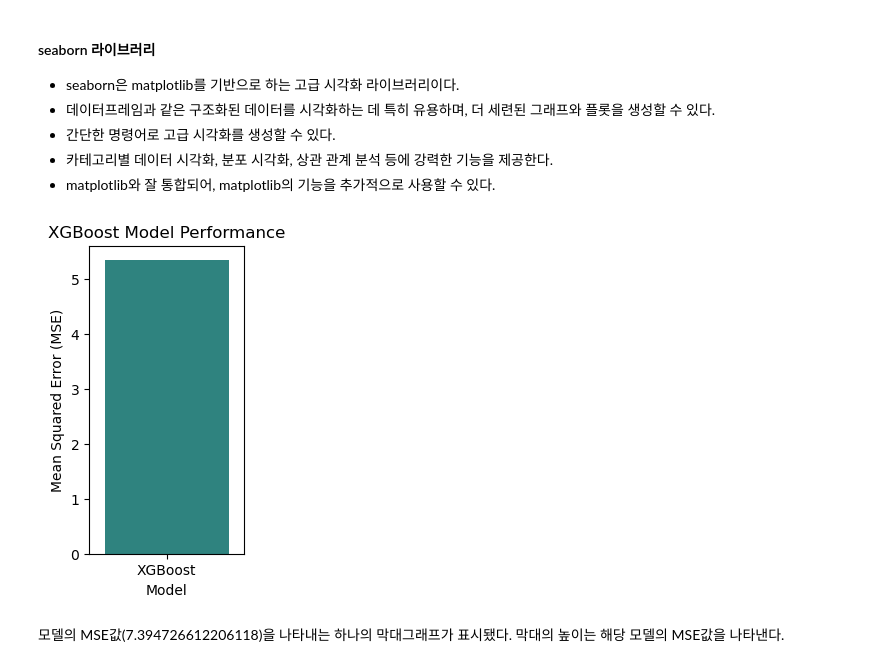
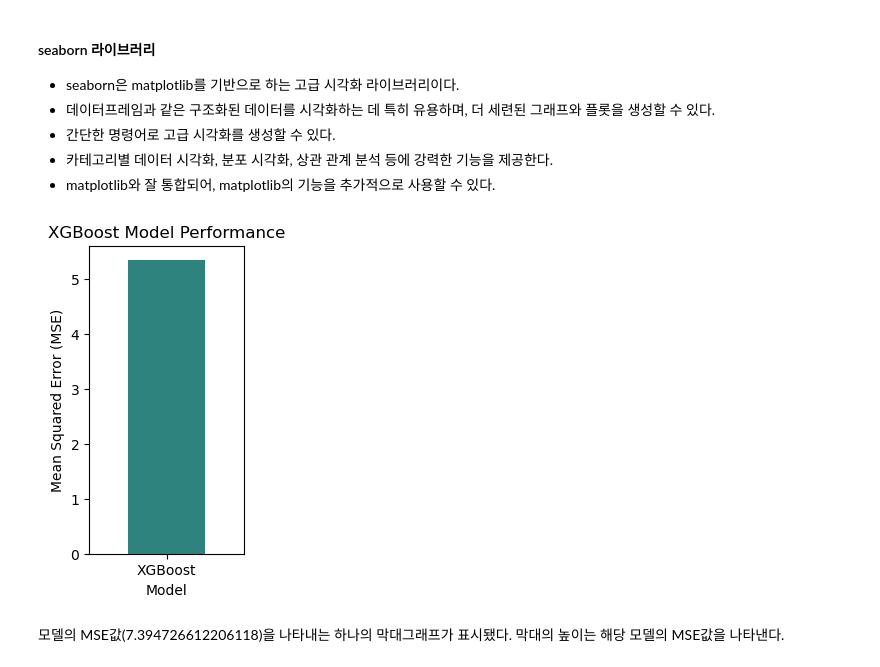
Before and after one commit to ohsen12/Assignment, a Jupyter notebook: Sparta_Assignment/CH2-1_Assignment/1. Supervised Learning /supervised_learning.ipynb, the cells around one changed output. Saved outputs shown, nothing was run; the diff lists cells and outputs as text; code cells hidden in the pictures.

```diff
--- a/Sparta_Assignment/CH2-1_Assignment/1. Supervised Learning /supervised_learning.ipynb
+++ b/Sparta_Assignment/CH2-1_Assignment/1. Supervised Learning /supervised_learning.ipynb
@@ -717,25 +717,25 @@ XGBoost 모델의 R^2 Score: 0.8603202140947834
 # %%
 # XGBoost 모델의 MSE 값을 막대 그래프로 시각화
 
 import seaborn as sns
 import matplotlib.pyplot as plt
 
 # 데이터프레임 생성
 import pandas as pd
 df = pd.DataFrame({
     'Model': ['XGBoost'],
     'MSE': [mse_xgb]
 })
 
 # 막대 그래프 생성
 plt.figure(figsize=(2, 4))
-sns.barplot(x='Model', y='MSE', data=df, hue='Model', palette='viridis', dodge=False, legend=False)
+sns.barplot(x='Model', y='MSE', data=df, hue='Model', palette='viridis', dodge=False, width=0.5)
 plt.xlabel('Model')
 plt.ylabel('Mean Squared Error (MSE)')
 plt.title('XGBoost Model Performance')
 plt.show()
 # %% [output]
-[figure, old version]
+[figure, new version]
 # %% [markdown]
 모델의 MSE값(7.394726612206118)을 나타내는 하나의 막대그래프가 표시됐다.
 막대의 높이는 해당 모델의 MSE값을 나타낸다.
```
